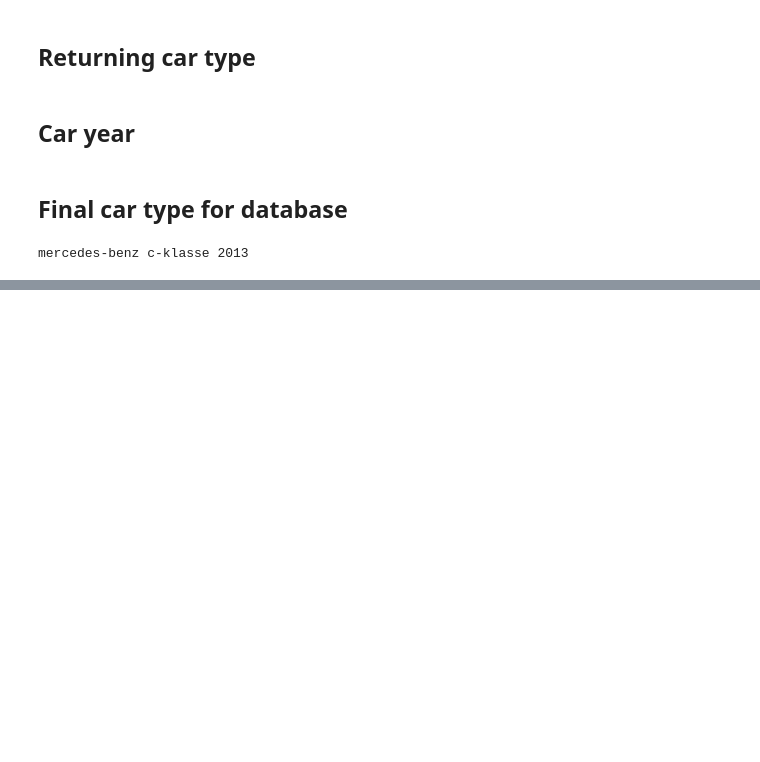
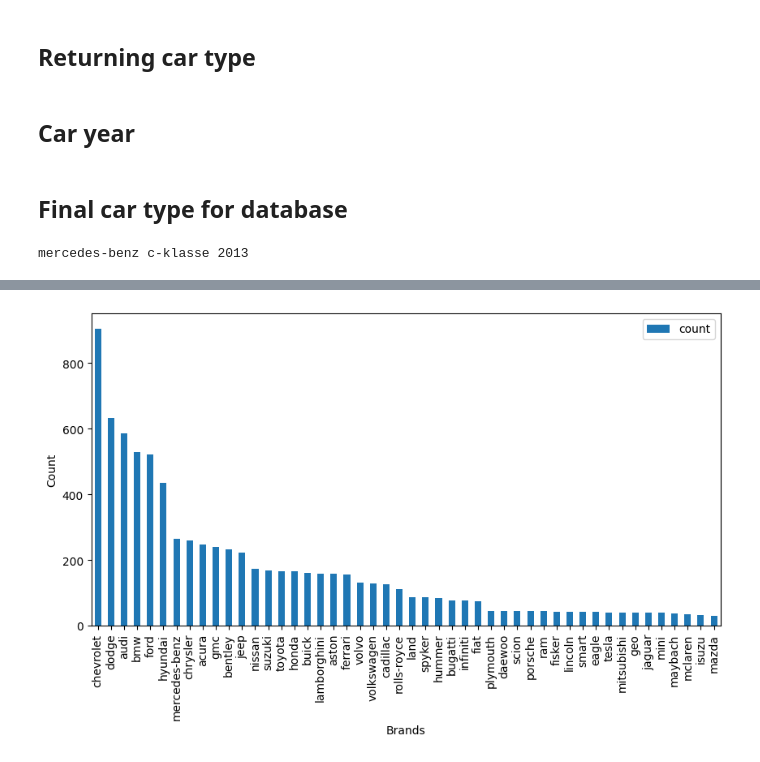
Before and after one commit to IIPeteII/car-license-plate-recognition-clean, a Jupyter notebook: full_app_notebook.ipynb, the cells around one changed output, grey strips where cells are left out. Saved outputs shown, nothing was run; the diff lists cells and outputs as text; code cells hidden in the pictures; blank space fills up the shorter version.

```diff
--- a/full_app_notebook.ipynb
+++ b/full_app_notebook.ipynb
@@ -397,0 +656,5 @@ mercedes-benz c-klasse 2013
+# %%
+freq_labels_brand = df.groupby('brand').count()[['labels']]
+freq_labels_brand = freq_labels_brand.rename(columns={'labels': 'count'})
+freq_labels_brand = freq_labels_brand.sort_values(by='count', ascending=False)
+freq_labels_brand
@@ -397,0 +680,6 @@ mercedes-benz c-klasse 2013
+# %%
+freq_labels_brand.head(50).plot.bar(figsize=(10,5))
+plt.xlabel("Brands");
+plt.ylabel("Count");
+# %% [output]
+[figure, added]
```
Also changed, not shown: parts of 42 cells of this notebook, 6 other files.
